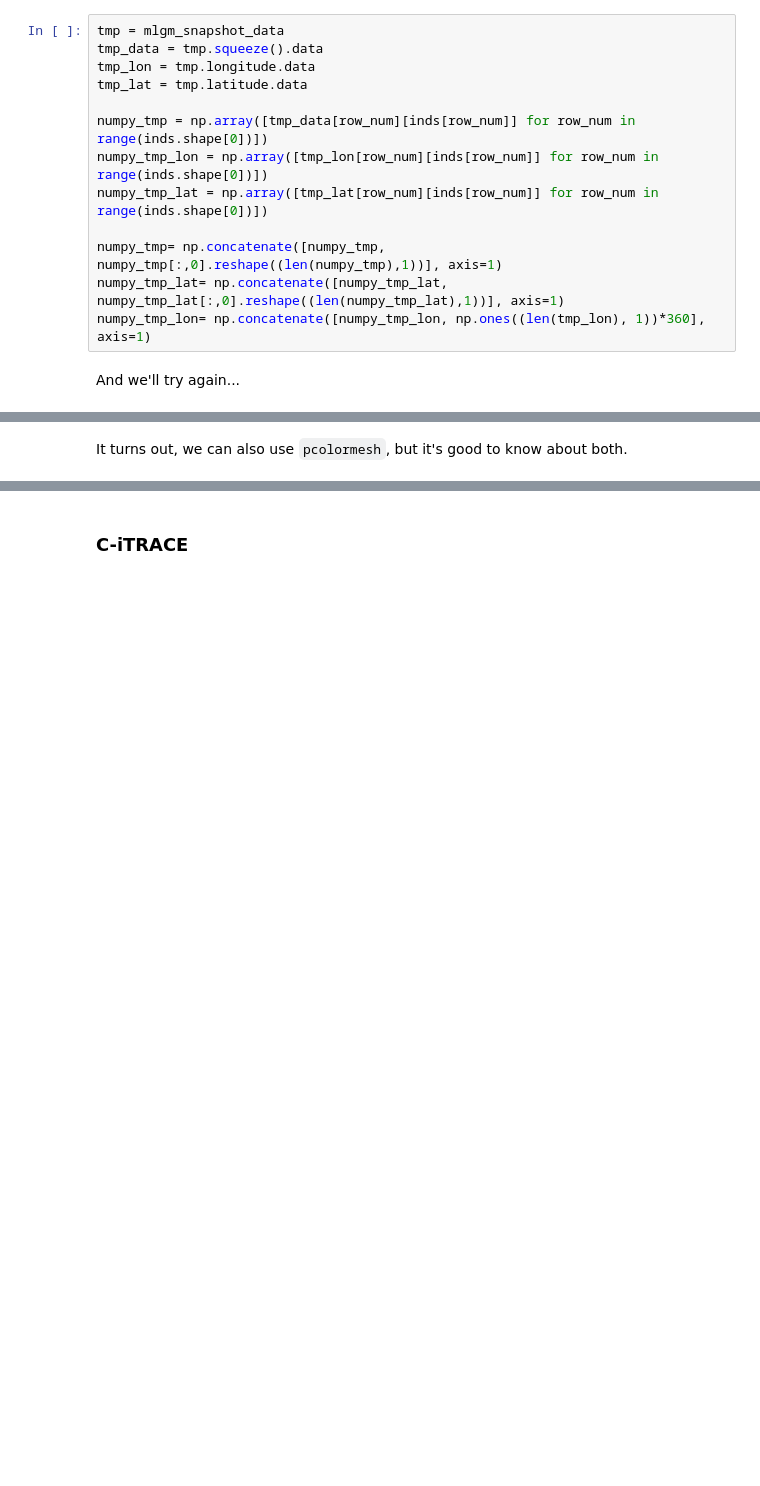
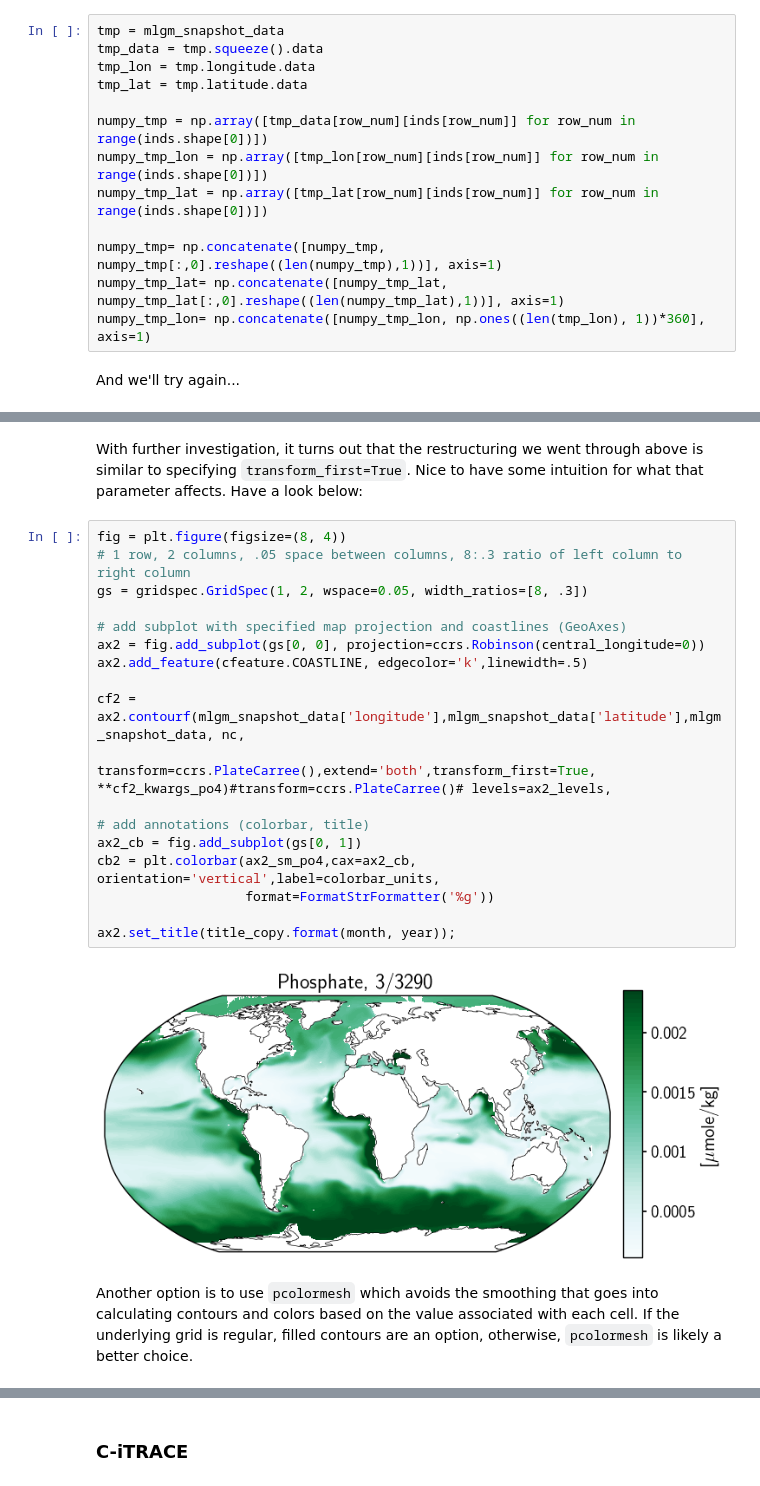
Before and after one commit to jordanplanders/citrace_paleobook, a Jupyter notebook: notebooks/lifehacks/working_with_data_on_a_model_grid.ipynb, the cells around one changed output, grey strips where cells are left out. Drawn from its saved outputs; the diff is of its cells as text; blank space fills up the shorter version.

```diff
--- a/notebooks/lifehacks/working_with_data_on_a_model_grid.ipynb
+++ b/notebooks/lifehacks/working_with_data_on_a_model_grid.ipynb
@@ -279,8 +278,30 @@ cb2 = plt.colorbar(ax2_sm,cax=ax2_cb, orientation='vertical',label=colorbar_unit
 ax2.set_title(title_copy.format(month, year));
 # %% [output]
 [figure]
-# %% [markdown]
-It turns out, we can also use `pcolormesh`, but it's good to know about both.
+# %% [markdown]
+With further investigation, it turns out that the restructuring we went through above is similar to specifying `transform_first=True`. Nice to have some intuition for what that parameter affects. Have a look below:
+# %%
+fig = plt.figure(figsize=(8, 4))
+# 1 row, 2 columns, .05 space between columns, 8:.3 ratio of left column to right column
+gs = gridspec.GridSpec(1, 2, wspace=0.05, width_ratios=[8, .3])
+
+# add subplot with specified map projection and coastlines (GeoAxes)
+ax2 = fig.add_subplot(gs[0, 0], projection=ccrs.Robinson(central_longitude=0))
+ax2.add_feature(cfeature.COASTLINE, edgecolor='k',linewidth=.5)
+
+cf2 = ax2.contourf(mlgm_snapshot_data['longitude'],mlgm_snapshot_data['latitude'],mlgm_snapshot_data, nc,
+                   transform=ccrs.PlateCarree(),extend='both',transform_first=True, **cf2_kwargs_po4)#transform=ccrs.PlateCarree()# levels=ax2_levels,
+
+# add annotations (colorbar, title)
+ax2_cb = fig.add_subplot(gs[0, 1])
+cb2 = plt.colorbar(ax2_sm_po4,cax=ax2_cb, orientation='vertical',label=colorbar_units,
+                   format=FormatStrFormatter('%g'))
+
+ax2.set_title(title_copy.format(month, year));
+# %% [output]
+[figure, added]
+# %% [markdown]
+Another option is to use `pcolormesh` which avoids the smoothing that goes into calculating contours and colors based on the value associated with each cell. If the underlying grid is regular, filled contours are an option, otherwise, `pcolormesh` is likely a better choice.
 # %%
 # plt.figure(figsize=(9,5));
 fig = plt.figure(figsize=(8, 4))
```
Also changed, not shown: parts of 37 cells of this notebook.
